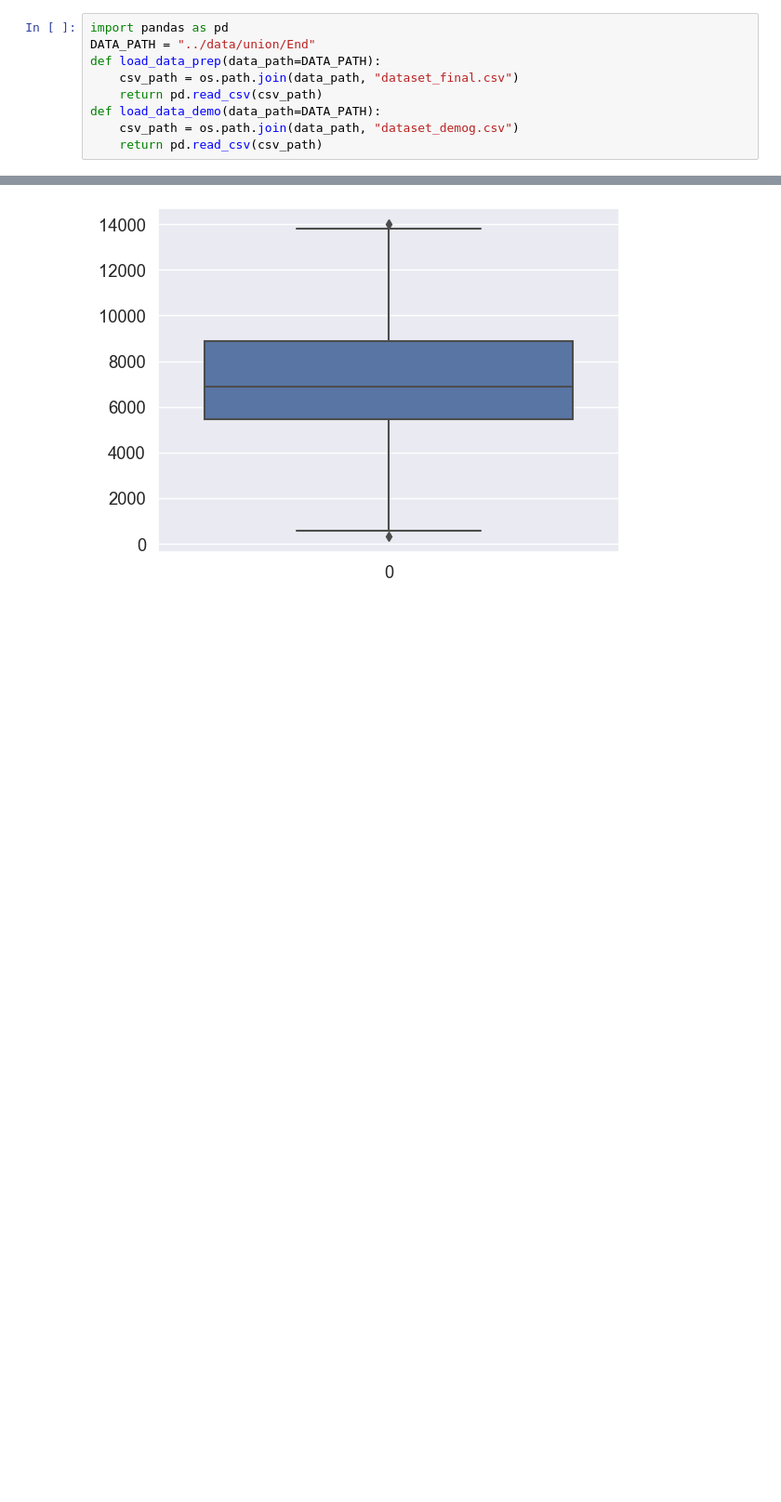
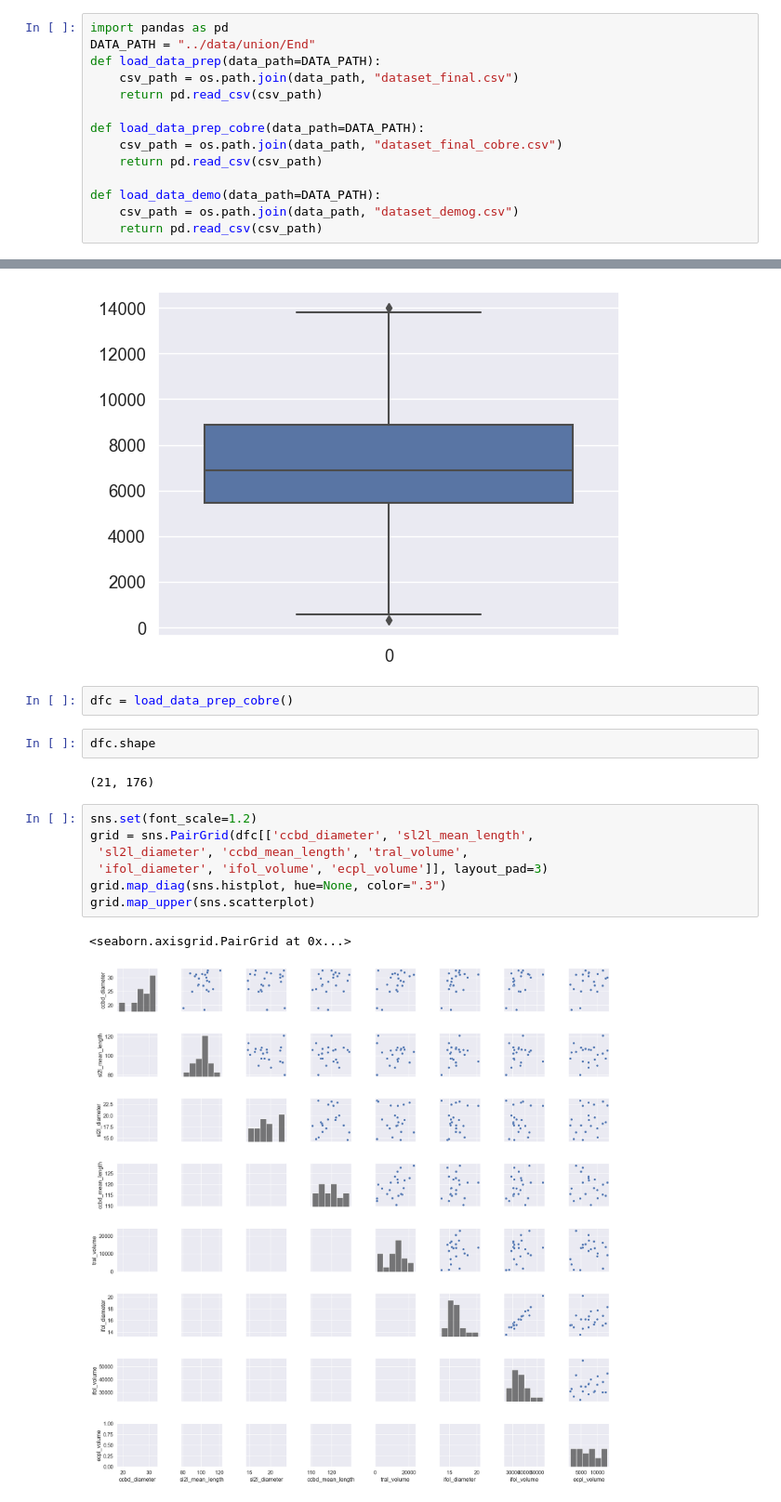
Before and after one commit to brainhack-school2023/galvan_project, a Jupyter notebook: src/Features_Agregados.ipynb, the cells around one changed output, grey strips where cells are left out. Shown: that part at 93% size. Saved outputs shown, nothing was run; the diff lists cells and outputs as text; blank space fills up the shorter version.

```diff
--- a/src/Features_Agregados.ipynb
+++ b/src/Features_Agregados.ipynb
@@ -15,6 +15,11 @@ DATA_PATH = "../data/union/End"
 def load_data_prep(data_path=DATA_PATH):
     csv_path = os.path.join(data_path, "dataset_final.csv")
     return pd.read_csv(csv_path)
+
+def load_data_prep_cobre(data_path=DATA_PATH):
+    csv_path = os.path.join(data_path, "dataset_final_cobre.csv")
+    return pd.read_csv(csv_path)
+
 def load_data_demo(data_path=DATA_PATH):
     csv_path = os.path.join(data_path, "dataset_demog.csv")
     return pd.read_csv(csv_path)
@@ -106,3 +112,19 @@ sns.boxplot(df1.ecpl_volume)
 # %% [output]
 <Axes: >
 [figure]
+# %%
+dfc = load_data_prep_cobre()
+# %%
+dfc.shape
+# %% [output]
+(21, 176)
+# %%
+sns.set(font_scale=1.2)
+grid = sns.PairGrid(dfc[['ccbd_diameter', 'sl2l_mean_length',
+ 'sl2l_diameter', 'ccbd_mean_length', 'tral_volume',
+ 'ifol_diameter', 'ifol_volume', 'ecpl_volume']], layout_pad=3)
+grid.map_diag(sns.histplot, hue=None, color=".3")
+grid.map_upper(sns.scatterplot)
+# %% [output]
+<seaborn.axisgrid.PairGrid at 0x...>
+[figure, added]
```
Also changed, not shown: parts of 5 cells of this notebook, 1 other file.
